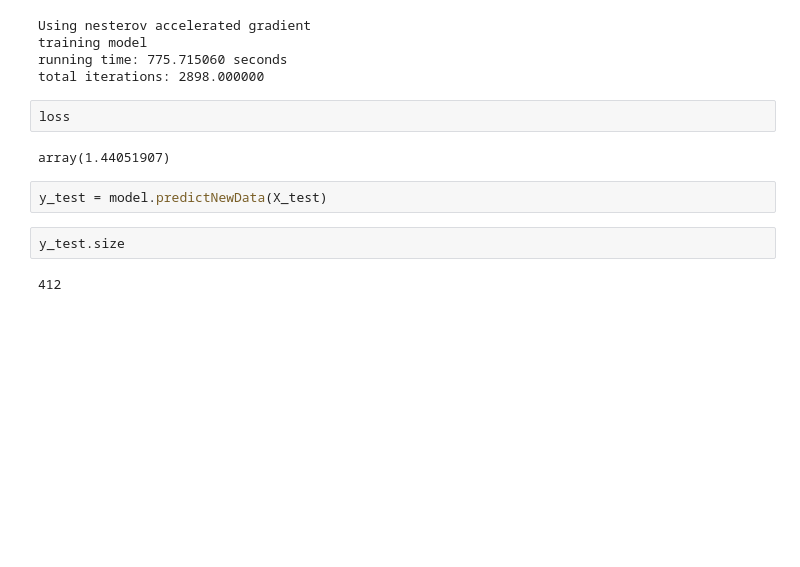
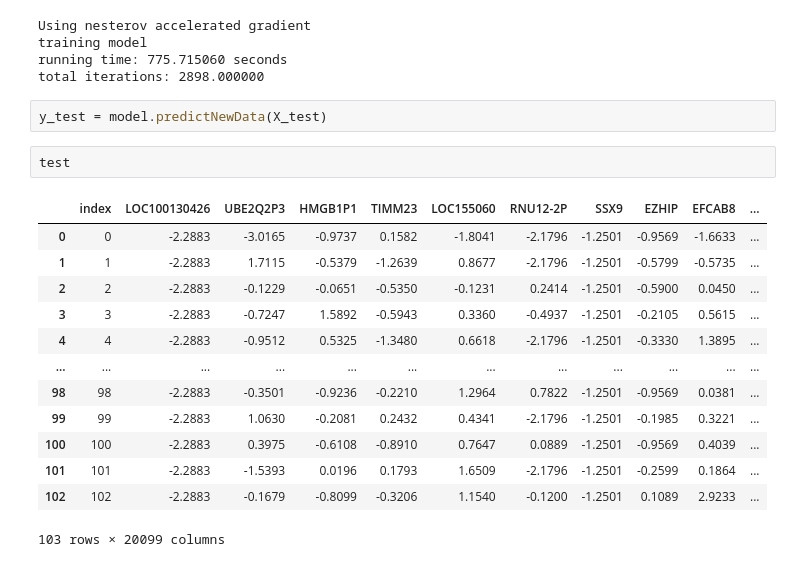
Before and after one commit to DeveloperSeJin/-Deep-Learning-Based-Survival-Analysis-Using-is-Using-Genomic-Data, a Jupyter notebook: UNLV프로젝트.ipynb, the cells around one changed output. Drawn from its saved outputs; the diff is of its cells as text; blank space fills up the shorter version.

```diff
--- a/UNLV프로젝트.ipynb
+++ b/UNLV프로젝트.ipynb
@@ -172,13 +172,21 @@ Using nesterov accelerated gradient
 training model
 running time: 775.715060 seconds
 total iterations: 2898.000000
-# %%
-loss
-# %% [output]
-array(1.44051907)
 # %%
 y_test = model.predictNewData(X_test)
-# %%
-y_test.size
-# %% [output]
-412
+# %%
+test
+# %% [output]
+|  | index | LOC100130426 | UBE2Q2P3 | HMGB1P1 | TIMM23 | LOC155060 | RNU12-2P | SSX9 | EZHIP | EFCAB8 | ... |
+| 0 | 0 | -2.2883 | -3.0165 | -0.9737 | 0.1582 | -1.8041 | -2.1796 | -1.2501 | -0.9569 | -1.6633 | ... |
+| 1 | 1 | -2.2883 | 1.7115 | -0.5379 | -1.2639 | 0.8677 | -2.1796 | -1.2501 | -0.5799 | -0.5735 | ... |
+| 2 | 2 | -2.2883 | -0.1229 | -0.0651 | -0.5350 | -0.1231 | 0.2414 | -1.2501 | -0.5900 | 0.0450 | ... |
+| 3 | 3 | -2.2883 | -0.7247 | 1.5892 | -0.5943 | 0.3360 | -0.4937 | -1.2501 | -0.2105 | 0.5615 | ... |
+| 4 | 4 | -2.2883 | -0.9512 | 0.5325 | -1.3480 | 0.6618 | -2.1796 | -1.2501 | -0.3330 | 1.3895 | ... |
+| ... | ... | ... | ... | ... | ... | ... | ... | ... | ... | ... | ... |
+| 98 | 98 | -2.2883 | -0.3501 | -0.9236 | -0.2210 | 1.2964 | 0.7822 | -1.2501 | -0.9569 | 0.0381 | ... |
+| 99 | 99 | -2.2883 | 1.0630 | -0.2081 | 0.2432 | 0.4341 | -2.1796 | -1.2501 | -0.1985 | 0.3221 | ... |
+| 100 | 100 | -2.2883 | 0.3975 | -0.6108 | -0.8910 | 0.7647 | 0.0889 | -1.2501 | -0.9569 | 0.4039 | ... |
+| 101 | 101 | -2.2883 | -1.5393 | 0.0196 | 0.1793 | 1.6509 | -2.1796 | -1.2501 | -0.2599 | 0.1864 | ... |
+| 102 | 102 | -2.2883 | -0.1679 | -0.8099 | -0.3206 | 1.1540 | -0.1200 | -1.2501 | 0.1089 | 2.9233 | ... |
+103 rows × 20099 columns
```
Also changed, not shown: parts of 1 cell of this notebook.
